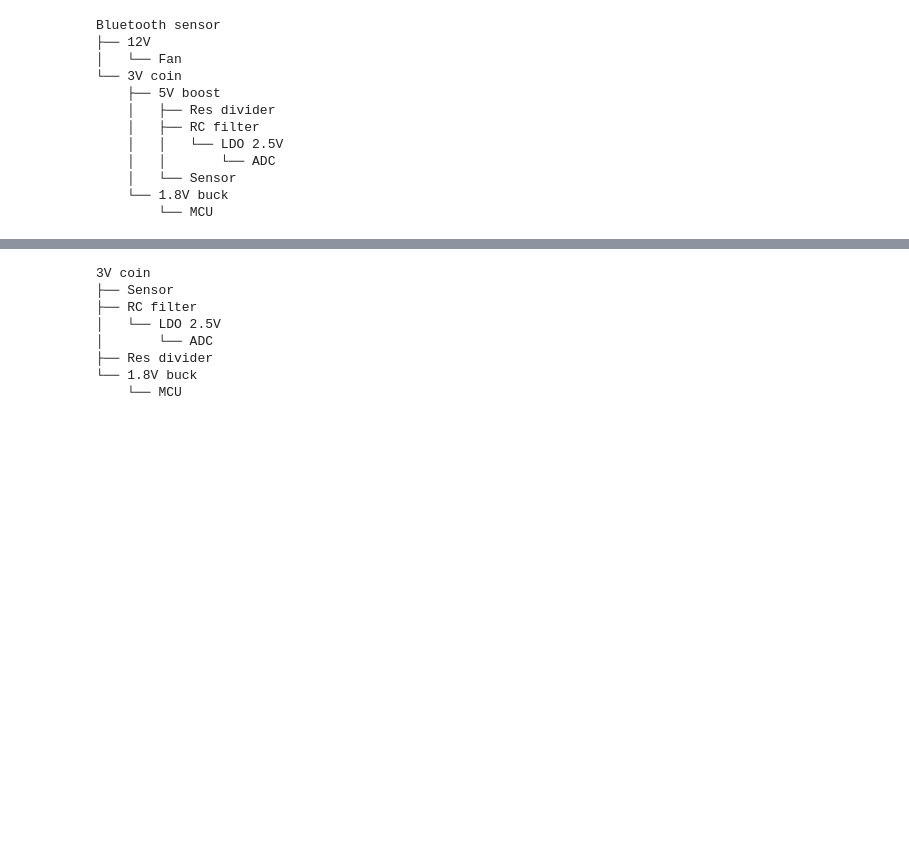
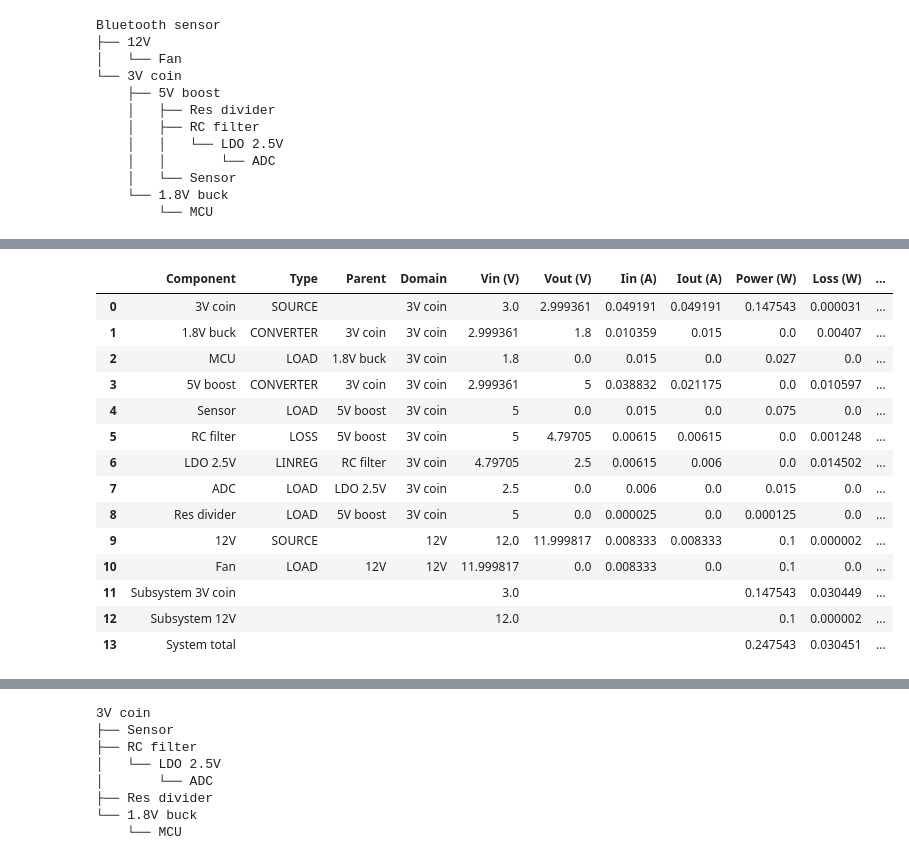
Before and after one commit to geddy11/tmp_sl, a Jupyter notebook: work/sysLoss.ipynb, the cells around one changed output, grey strips where cells are left out. Cells and saved outputs as stored; diff of their text form; code cells hidden in the pictures; blank space fills up the shorter version.

Commit message:
Multiple sources

```diff
--- a/work/sysLoss.ipynb
+++ b/work/sysLoss.ipynb
@@ -601,3 +702,23 @@ Tolerances met after 8 iterations
+# %%
+case1b = System.from_file("new_format.json")
+# %%
+case1b.solve()
+# %% [output]
+|  | Component | Type | Parent | Domain | Vin (V) | Vout (V) | Iin (A) | Iout (A) | Power (W) | Loss (W) | ... |
+| 0 | 3V coin | SOURCE |  | 3V coin | 3.0 | 2.999361 | 0.049191 | 0.049191 | 0.147543 | 0.000031 | ... |
+| 1 | 1.8V buck | CONVERTER | 3V coin | 3V coin | 2.999361 | 1.8 | 0.010359 | 0.015 | 0.0 | 0.00407 | ... |
+| 2 | MCU | LOAD | 1.8V buck | 3V coin | 1.8 | 0.0 | 0.015 | 0.0 | 0.027 | 0.0 | ... |
+| 3 | 5V boost | CONVERTER | 3V coin | 3V coin | 2.999361 | 5 | 0.038832 | 0.021175 | 0.0 | 0.010597 | ... |
+| 4 | Sensor | LOAD | 5V boost | 3V coin | 5 | 0.0 | 0.015 | 0.0 | 0.075 | 0.0 | ... |
+| 5 | RC filter | LOSS | 5V boost | 3V coin | 5 | 4.79705 | 0.00615 | 0.00615 | 0.0 | 0.001248 | ... |
+| 6 | LDO 2.5V | LINREG | RC filter | 3V coin | 4.79705 | 2.5 | 0.00615 | 0.006 | 0.0 | 0.014502 | ... |
+| 7 | ADC | LOAD | LDO 2.5V | 3V coin | 2.5 | 0.0 | 0.006 | 0.0 | 0.015 | 0.0 | ... |
+| 8 | Res divider | LOAD | 5V boost | 3V coin | 5 | 0.0 | 0.000025 | 0.0 | 0.000125 | 0.0 | ... |
+| 9 | 12V | SOURCE |  | 12V | 12.0 | 11.999817 | 0.008333 | 0.008333 | 0.1 | 0.000002 | ... |
+| 10 | Fan | LOAD | 12V | 12V | 11.999817 | 0.0 | 0.008333 | 0.0 | 0.1 | 0.0 | ... |
+| 11 | Subsystem 3V coin |  |  |  | 3.0 |  |  |  | 0.147543 | 0.030449 | ... |
+| 12 | Subsystem 12V |  |  |  | 12.0 |  |  |  | 0.1 | 0.000002 | ... |
+| 13 | System total |  |  |  |  |  |  |  | 0.247543 | 0.030451 | ... |
 # %%
 #case1.save('test2.json')
 case1.params()
```
Also changed, not shown: parts of 20 cells of this notebook, 4 other files.
